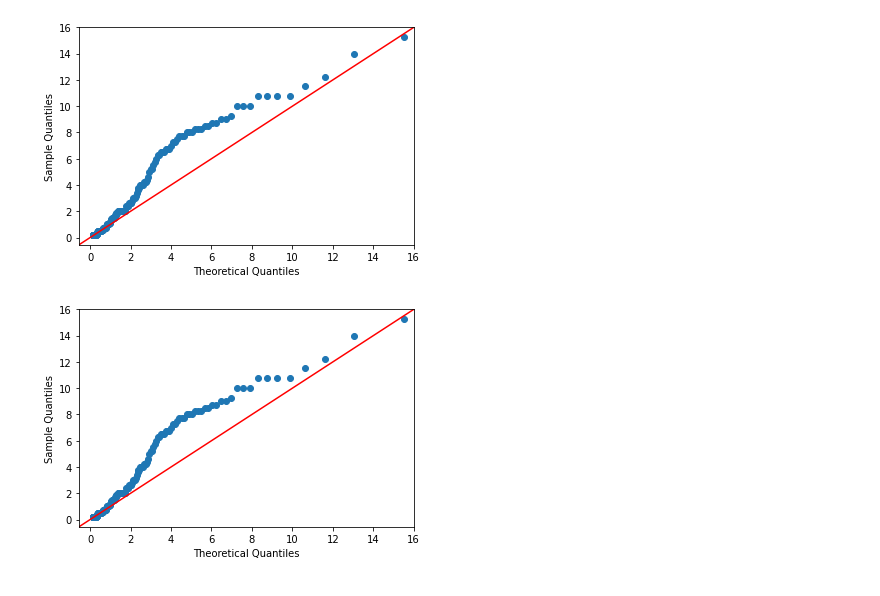
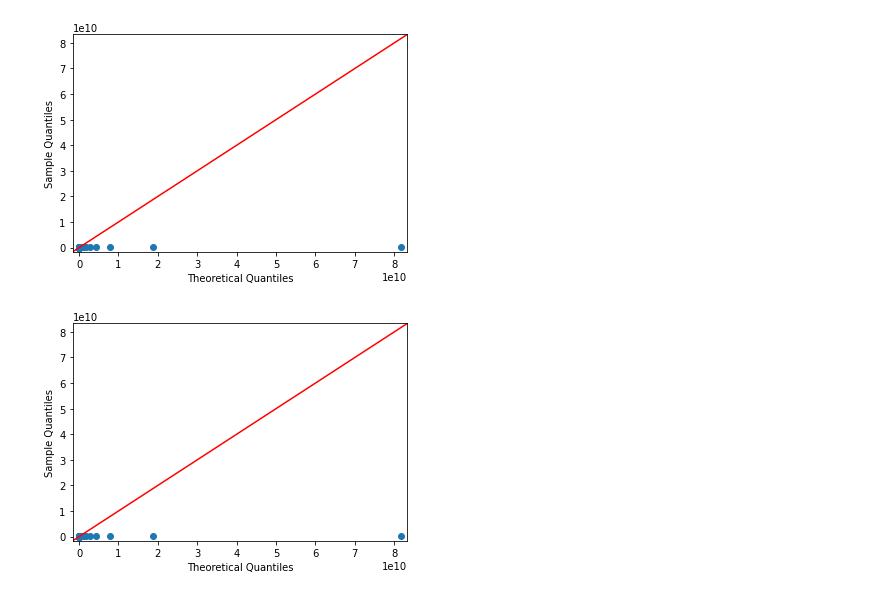
Before and after one commit to arneshbose1/Auction_analysis, a Jupyter notebook: Distribution Fitting.ipynb, the cells around one changed output. Drawn from its saved outputs; the diff is of its cells as text; code cells hidden in the pictures.

```diff
--- a/Distribution Fitting.ipynb
+++ b/Distribution Fitting.ipynb
@@ -18,4 +14,4 @@ ALPHA = 0.05        # significance level for hypothesis test
 # %%
-df = pd.read_csv("datasets/auction_2022.csv")
+df = pd.read_csv("data/auction_raw_data.csv")
 df.head()
 # %% [output]
@@ -28,5 +24,5 @@ df.head()
 # %%
-X = df['Sold'][:204]
+X = df[df['Year']==2022]['Amount']
 dist = distfit()
 dist.fit_transform(X)
 # %% [output]
@@ -122,6 +108,7 @@ fitted
 # %%
  import statsmodels.api as sm
-sm.qqplot(X,line='45', dist=stats.gamma, distargs=(0.47071423971890114,), loc=0.12739999999999999, scale=3.977978533842977)
+sm.qqplot(X, line='45', dist=stats.pareto,
+          distargs=(0.47071423971890114,), loc=-2419.781073312734, scale=1002419.781009973)
 # %% [output]
-[figure, old version]
+[figure, new version]
-[figure, old version]
+[figure, new version]
```
Also changed, not shown: parts of 13 cells of this notebook, 16 other files.
